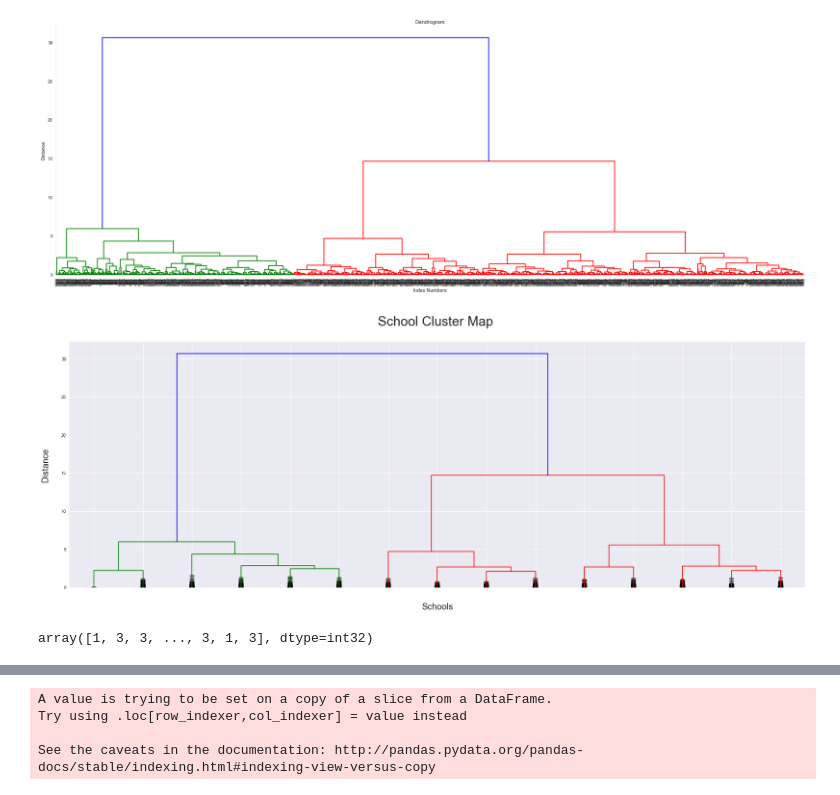
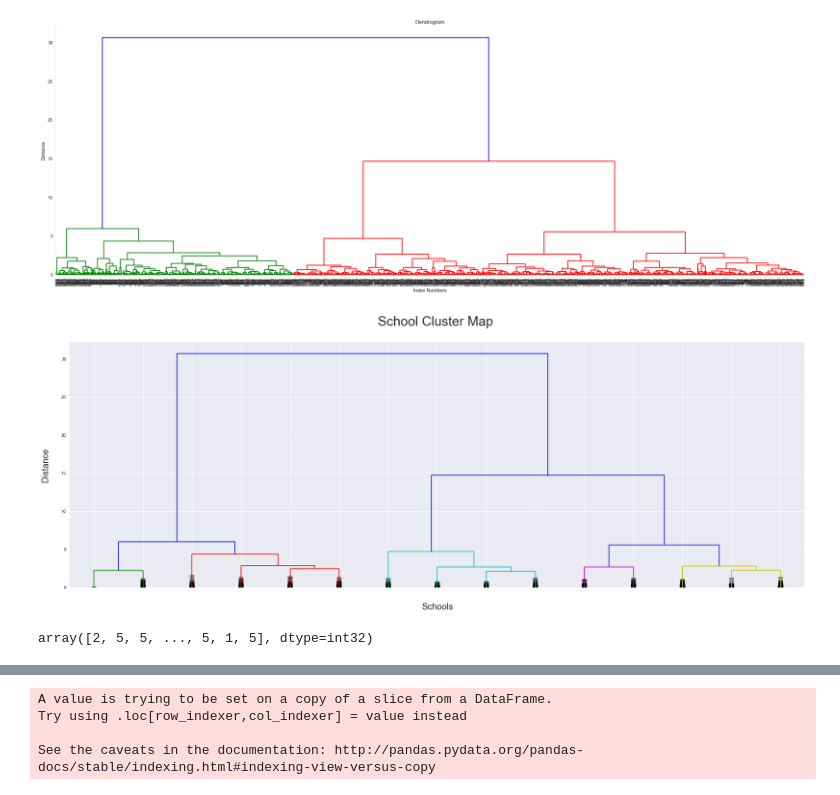
Before and after one commit to revirevy/mike1, a Jupyter notebook: 01-projects/notebooks/capstone/pcaClustering.ipynb, the cells around one changed output, grey strips where cells are left out. Drawn from its saved outputs; the diff is of its cells as text; code cells hidden in the pictures.

```diff
--- a/01-projects/notebooks/capstone/pcaClustering.ipynb
+++ b/01-projects/notebooks/capstone/pcaClustering.ipynb
@@ -237,30 +290,37 @@ plt.show()
 # %%
 # a truncated version is easier to visualize
 
 plt.figure(figsize=(30, 10))
 plt.title('School Cluster Map \n', fontsize=30)
 plt.xlabel('\nSchools', fontsize=20)
 plt.ylabel('Distance\n', fontsize=20)
 dendrogram(
     Z,
     truncate_mode='lastp',
     p=15,
     show_leaf_counts=False,
     leaf_rotation=90.,
     leaf_font_size=12.,
     show_contracted=True,
+    color_threshold=5
 )
 plt.show()
 # %% [output]
-[figure, old version]
+[figure, new version]
-# %%
-# Explain why a max depth of 6
-
-max_d = 6
-clusters = fcluster(Z, max_d, criterion='distance')
-clusters
-# %% [output]
-array([1, 3, 3, ..., 3, 1, 3], dtype=int32)
+# %%
+# We want to choose a horizontal distance where a series of splits happen very close to one another.
+# We could split at 6, which would give us 3 clusters. However, each of those 3 clusters immediately split
+# into more clusters, which tells me there's a whole lot of variance within those 3 larger clusters.
+# Instead, by setting a distance slightly below that, at 5, lets us capture those 5 more compact groups
+# beneath them. Also, it lets us isolate a small group of seeming outliers, at cluster 1, in green.
+# This may be schools like those outliers in the scatterplot above for the percentage of students entering
+# or exiting at some point during the school year.
+
+max_d = 5
+clusters = fcluster(Z, max_d, criterion='distance')
+clusters
+# %% [output]
+array([2, 5, 5, ..., 5, 1, 5], dtype=int32)
 # %%
 unique, counts = np.unique(clusters, return_counts=True)
 
```
Also changed, not shown: parts of 24 cells of this notebook, 8 other files.
